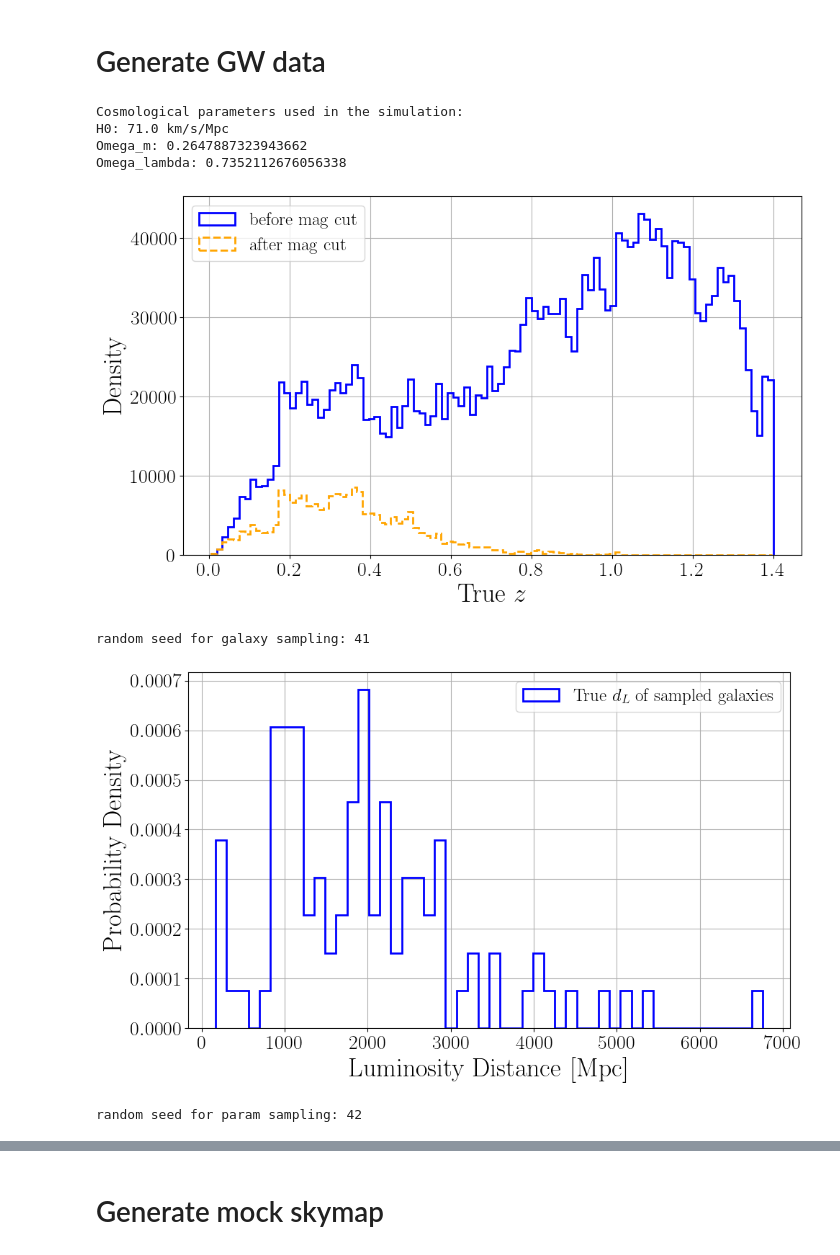
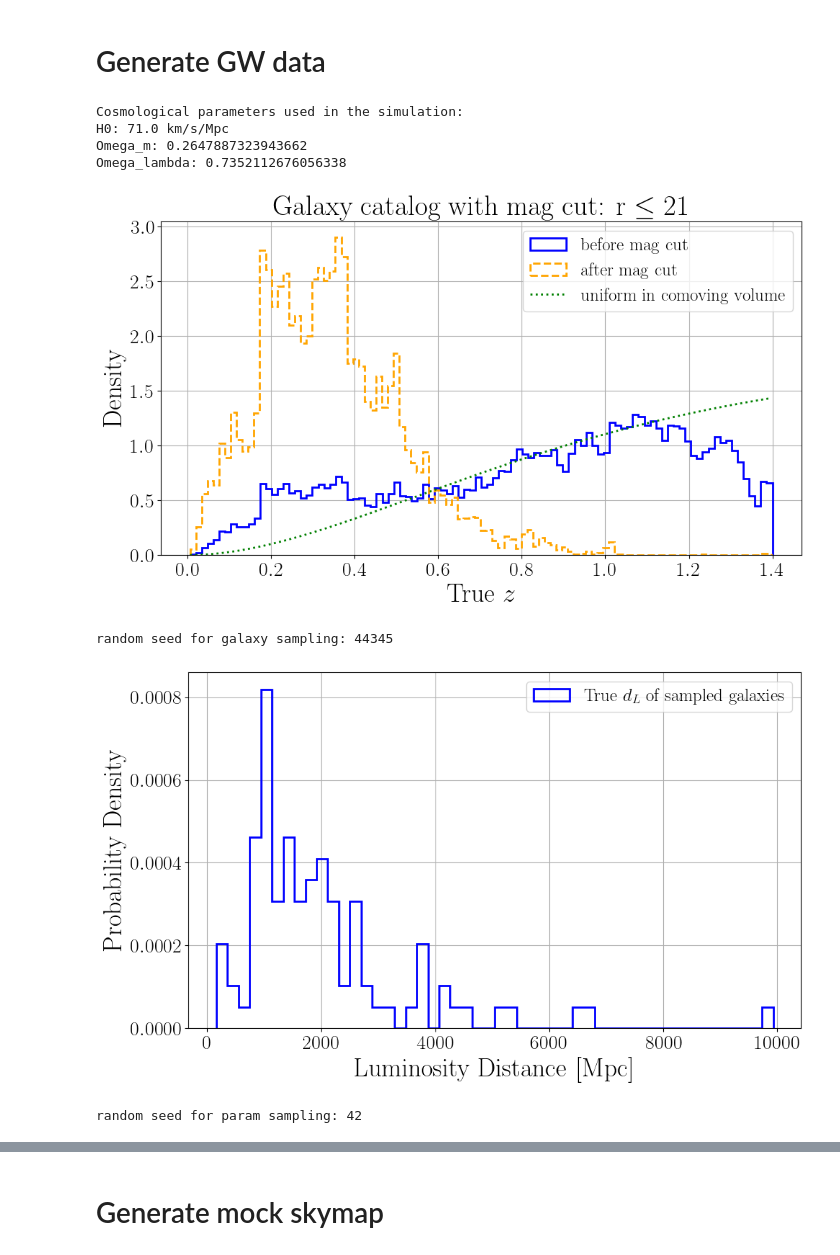
Before and after one commit to seanmacb/northstars_S26B_prep, a Jupyter notebook: infer_H0_simulation_for_proposal/H0_estimation_simulation_cosmoDC2.ipynb, the cells around one changed output, grey strips where cells are left out. Cells and saved outputs as stored; diff of their text form; code cells hidden in the pictures.

```diff
--- a/infer_H0_simulation_for_proposal/H0_estimation_simulation_cosmoDC2.ipynb
+++ b/infer_H0_simulation_for_proposal/H0_estimation_simulation_cosmoDC2.ipynb
@@ -61,6 +61,13 @@ def luminosity_distance(z, H0, Om=omega_m, Olamda=omega_lambda):
     Om = Om
     cosmo = FlatLambdaCDM(H0=H0, Om0=Om)
     return cosmo.luminosity_distance(z).value
+
+def p_unifrom(z, z_max, H0, Om=omega_m, Olamda=omega_lambda):
+    cosmo = FlatLambdaCDM(H0=H0, Om0=Om)
+    dV_dz_at_z = cosmo.differential_comoving_volume(z).value  # in Mpc^3 / sr
+    total_volume = cosmo.comoving_volume(z_max).value / (4 * np.pi) # in Mpc^3 /sr
+    p_cbc = dV_dz_at_z / total_volume
+    return p_cbc
 
 def compute_network_SNR_and_sky_area(dL, ra, dec):
     random_seed = 42
@@ -103,10 +110,14 @@ dec_masked = galcat_df.loc[mask, 'dec_true']
 
 plt.style.use('~/research/my_plot_style.style')
 plt.figure()
-plt.hist(galcat_df['redshift_true'], bins=100, color='blue', histtype='step', density=False, lw=2, label='before mag cut')
-plt.hist(true_redshifts_masked, bins=100, color='orange', histtype='step', density=False, lw=2, label='after mag cut', ls='--')
+plt.hist(galcat_df['redshift_true'], bins=100, color='blue', histtype='step', density=True, lw=2, label='before mag cut')
+plt.hist(true_redshifts_masked, bins=100, color='orange', histtype='step', density=True, lw=2, label='after mag cut', ls='--')
+z_array = np.linspace(true_redshifts_range[0], true_redshifts_range[1], 1000)
+p_unif = p_unifrom(z_array, true_redshifts_range[1], true_H0) / np.trapz(p_unifrom(z_array, true_redshifts_range[1], true_H0), z_array)
+plt.plot(z_array, p_unif, color='green', lw=2, label='uniform in comoving volume', ls=':')
 plt.xlabel(r'True $z$')
 plt.ylabel('Density')
+plt.title(rf'Galaxy catalog with mag cut: r $\leq {mag_cut_r}$')
 plt.grid(True)
 plt.legend()
 plt.show()
@@ -115,7 +126,8 @@ plt.show()
 sample_size = 100
 weights = np.ones_like(true_redshifts_masked) / len(true_redshifts_masked) # uniform weighting
 # weights = 3.828e26 * 10**(-0.4 * galcat_df.loc[mask, 'Mag_true_r_lsst_z0_no_host_extinction']) / np.sum(3.828e26 * 10**(-0.4 * galcat_df.loc[mask, 'mag_true_r_lsst_no_host_extinction'])) # weighting by luminosity
-gal_random_seed = 41
+# gal_random_seed = 41
+gal_random_seed = 44345
 np.random.seed(gal_random_seed)
 print(f'random seed for galaxy sampling: {gal_random_seed}')
 sample_indices = np.random.choice(filtered_df.index, size=sample_size, replace=False, p=weights)
@@ -171,7 +183,7 @@ plt.show()
 dL_random_seed = 43
 np.random.seed(dL_random_seed)
 print(f'ramdom seed for distance measurement error: {dL_random_seed}')
-measured_dL = np.random.normal(loc=sample_true_dL, scale=dL_1sigma_error_list)
+measured_dL = np.random.normal(loc=sample_true_dL, scale=dL_1sigma_error_list) # with error case
 # measured_dL = sample_true_dL # no error case
 # dL_1sigma_error_list = np.ones_like(measured_dL) * 1e-5 # no error case
 negative_mask = measured_dL <= 0
@@ -198,37 +210,40 @@ plt.legend()
 plt.show()
 
 """pick up good events"""
+### best snr###
 # best_index = np.argmax(network_snr)
 # best_snr = np.max(network_snr)
 # print(f"Largest detected SNR: {best_snr}")
 
+### best localization ###
 best_index = np.argmin(sky_area_deg2_90_list)
 best_localization = np.min(sky_area_deg2_90_list)
 print(f"Smallest sky area (90% C.I.): {best_localization} deg^2")
 
+### fiducial localization ###
 # fiducial_localization = 10.0  # deg^2
 # best_index = np.argmin(np.abs(sky_area_deg2_90_list-fiducial_localization))
 # best_localization = sky_area_deg2_90_list[best_index]  # pick up closest to 10 deg^2
 # print(f"Sky area (90% C.I.) closest to {fiducial_localization} deg^2: {best_localization} deg^2")
 
 print(f"  Corresponding SNR: {network_snr[best_index]}")
+print(f"  Corresponding true and measured dL: {sample_true_dL[best_index]} [Mpc], {measured_dL[best_index]} [Mpc]")
 print(f"  Corresponding dL error: {dL_1sigma_error_list[best_index]} [Mpc], {dL_1sigma_error_list[best_index]/sample_true_dL[best_index]*100:.2f} %")
-print(f"  Corresponding true and measured dL: {sample_true_dL[best_index]}, {measured_dL[best_index]}")
 print(f"Galaxy parameters of the event chosen here:")
 print(f"  Corresponding gal index in the catalog: {galcat_df.index[sample_indices[best_index]]}")
 print(f"  Corresponding true redshift: {sampled_true_z[best_index]}")
 print(f"  Corresponding RA and Dec: {sample_ra[best_index]}, {sample_dec[best_index]}")
 
 best_injection = params_df.iloc[best_index]
 print("Injection parameters of the event chosen here:")
 for key, value in best_injection.items():
     print(f"  {key}: {value}")
 # %% [output]
 Cosmological parameters used in the simulation:
 H0: 71.0 km/s/Mpc
 Omega_m: 0.2647887323943662
 Omega_lambda: 0.7352112676056338
-[figure, old version]
+[figure, new version]
-random seed for galaxy sampling: 41
+random seed for galaxy sampling: 44345
-[figure, old version]
+[figure, new version]
 random seed for param sampling: 42
```
Also changed, not shown: parts of 4 cells of this notebook, 1 other file.
